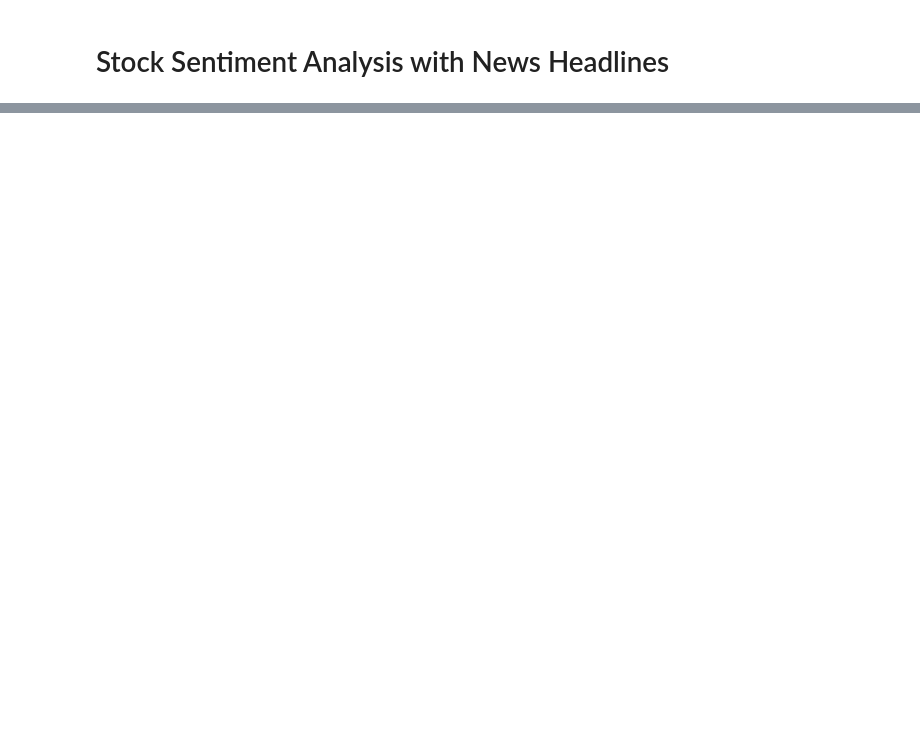
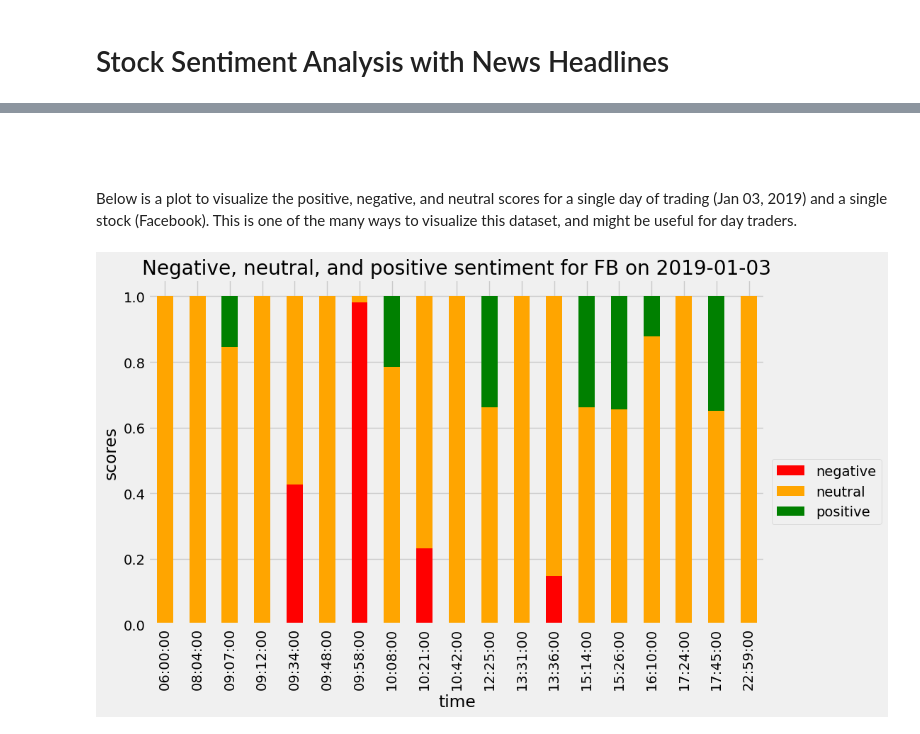
Before and after one commit to danielxu04/stock-sentiment, a Jupyter notebook: notebook.ipynb, the cells around one changed output, grey strips where cells are left out. Drawn from its saved outputs; the diff is of its cells as text; code cells hidden in the pictures; blank space fills up the shorter version.

```diff
--- a/notebook.ipynb
+++ b/notebook.ipynb
@@ -150,0 +157,35 @@ f"Before we had {num_news_before} headlines, now we have {num_news_after}"
+# %%
+# set the index to ticker and date
+single_day = scored_news_clean.set_index(['ticker', 'date'])
+
+# cross-section the facebook row
+single_day = single_day.xs('fb')
+
+# select jan 03, 2019
+single_day = single_day.loc['Jan-03-19']
+
+# convert single_day time string to time
+single_day['time'] = pd.to_datetime(single_day['time']).dt.time
+
+# set the index to time and sort...
+single_day = single_day.set_index('time')
+single_day = single_day.sort_index()
+# %% [markdown]
+<br /><br />
+
+Below is a plot to visualize the positive, negative, and neutral scores for a single day of trading (Jan 03, 2019) and a single stock (Facebook). This is one of the many ways to visualize this dataset, and might be useful for day traders.
+# %%
+TITLE = "Negative, neutral, and positive sentiment for FB on 2019-01-03"
+COLORS = ["red","orange", "green"]\
+
+# drop useless columns
+plot_day = single_day.drop(['compound', 'headline'], 1)
+
+# change the column names to 'negative', 'positive', and 'neutral'
+plot_day.columns = ['negative', 'neutral', 'positive']
+
+# plot stacked bar chart
+plot_day.plot.bar(stacked = True, figsize=(10, 6), title = TITLE, color = COLORS).legend(bbox_to_anchor=(1.2, 0.5))
+plt.ylabel("scores");
+# %% [output]
+[figure, added]
```
Also changed, not shown: parts of 11 cells of this notebook.
